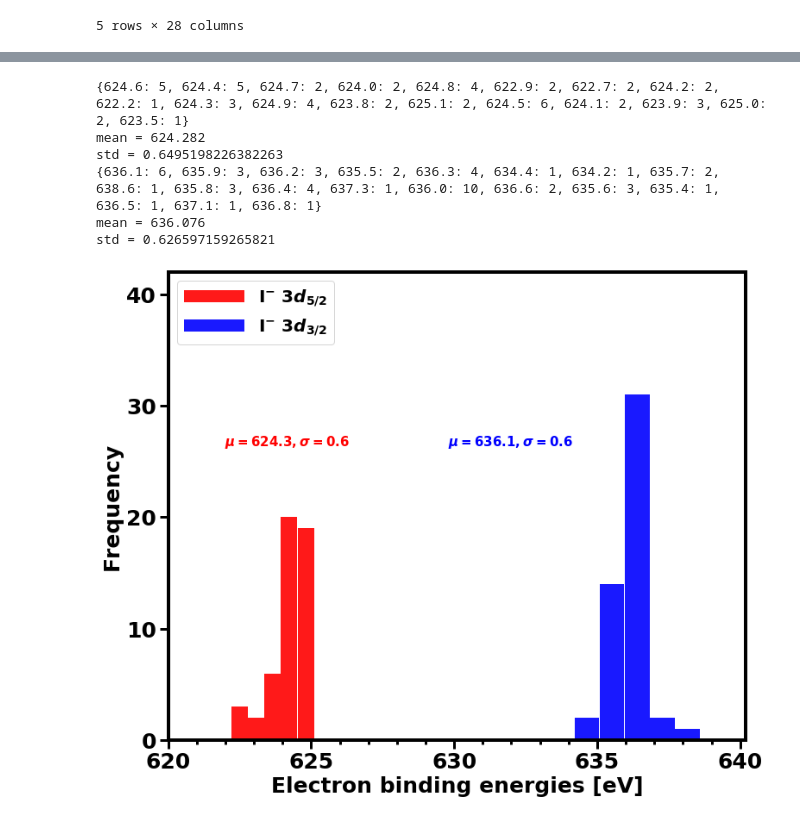
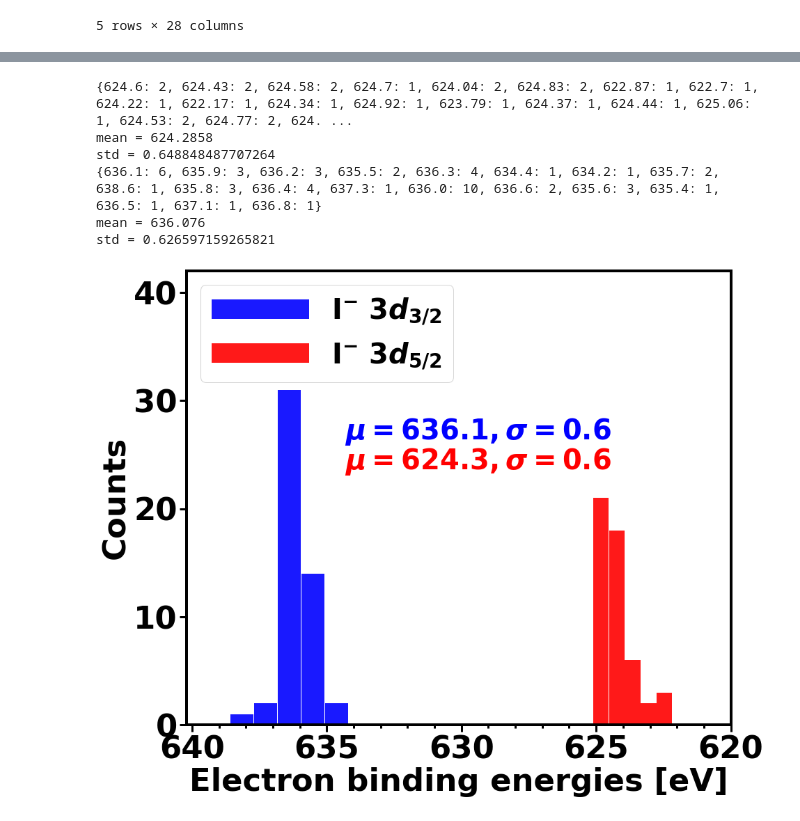
Before and after one commit to richopoku/Iodide_project_graphs_binder, a Jupyter notebook: Iodide_coreproperties.ipynb, the cells around one changed output, grey strips where cells are left out. Saved outputs shown, nothing was run; the diff lists cells and outputs as text; code cells hidden in the pictures.

```diff
--- a/Iodide_coreproperties.ipynb
+++ b/Iodide_coreproperties.ipynb
@@ -387,5 +392,5 @@ std = 0.4817675788178264
 # %%
-fig, ax = plt.subplots(figsize=(12,10))
+fig, ax = plt.subplots(figsize=(14,12))
 
 
 x_i_acv2z_x2cmmf_gaunt_3d52 = df.iodide_3d52
@@ -393,7 +398,7 @@ x_i_acv2z_x2cmmf_gaunt_3d32 = df.iodide_3d32
 
 
 
-y_i_acv2z_x2cmmf_gaunt_3d52 = [round(num, 1) for num in x_i_acv2z_x2cmmf_gaunt_3d52]
+y_i_acv2z_x2cmmf_gaunt_3d52 = [round(num, 2) for num in x_i_acv2z_x2cmmf_gaunt_3d52]
 z_i_acv2z_x2cmmf_gaunt_3d52 = np.array(y_i_acv2z_x2cmmf_gaunt_3d52)
 
 
@@ -437,7 +442,7 @@ std_z_i_acv2z_x2cmmf_gaunt_3d32 = np.std(z_i_acv2z_x2cmmf_gaunt_3d32)
 print("std =", std_z_i_acv2z_x2cmmf_gaunt_3d32)
 
 
-kwargs = dict(alpha=0.9, bins=5, linewidth=0.2)
+kwargs = dict(alpha=0.9, bins=5, linewidth=1.0)
 
 dk_i_acv2z_x2cmmf_gaunt_3d52 = list(dict.keys(counted_i_acv2z_x2cmmf_gaunt_3d52))
 dv_i_acv2z_x2cmmf_gaunt_3d52 = list(dict.values(counted_i_acv2z_x2cmmf_gaunt_3d52))
@@ -456,46 +461,48 @@ dvmax_z_i_acv2z_x2cmmf_gaunt_3d52 = max(dv_i_acv2z_x2cmmf_gaunt_3d52)
 dkmin_z_i_acv2z_x2cmmf_gaunt_3d32 = min(dk_i_acv2z_x2cmmf_gaunt_3d32)
 dkmax_z_i_acv2z_x2cmmf_gaunt_3d32 = max(dk_i_acv2z_x2cmmf_gaunt_3d32)
 dvmin_z_i_acv2z_x2cmmf_gaunt_3d32 = min(dv_i_acv2z_x2cmmf_gaunt_3d32)
 dvmax_z_i_acv2z_x2cmmf_gaunt_3d32 = max(dv_i_acv2z_x2cmmf_gaunt_3d32)
 
 
 
 
 ax.yaxis.get_major_formatter().set_scientific(False)
 ax.yaxis.get_major_formatter().set_useOffset(False)
 plt.minorticks_on()
 plt.tick_params(axis='both', which='major', length=10, width=3)
 plt.tick_params(axis='x', which='minor', length=5, width=3)
 
 
 plt.axis([620, 640.2, 0, 42])
 plt.yticks(np.arange(0, 42, 10))
 plt.xticks(np.arange(620, 640.2, 5))
+plt.gca().invert_xaxis()
 
+plt.hist(z_i_acv2z_x2cmmf_gaunt_3d32, **kwargs, color='blue', rwidth=0.98, label='I$^{-}$ 3$d_{3/2}$')
 plt.hist(z_i_acv2z_x2cmmf_gaunt_3d52, **kwargs, color='red', rwidth=0.98, label='I$^{-}$ 3$d_{5/2}$')
-plt.hist(z_i_acv2z_x2cmmf_gaunt_3d32, **kwargs, color='blue', rwidth=0.98, label='I$^{-}$ 3$d_{3/2}$')
 #sns.distplot(z_i_acv2z_x2cmmf_gaunt_3d52 , color='red', hist=False, kde_kws = {'color':'red',
 #                       'linewidth':5, 'linestyle':'--', 'alpha':0.9})
 #sns.distplot(z_i_acv2z_x2cmmf_gaunt_3d32, color='blue', hist=False, kde_kws = {'color':'blue',
 #                       'linewidth':5, 'linestyle':'--', 'alpha':0.9})
-plt.xticks(fontsize=25, fontweight='bold')
-plt.yticks(fontsize=25, fontweight='bold')
-plt.xlabel('Electron binding energies [eV]', fontsize=25, fontweight='bold')
-plt.ylabel('Frequency', fontsize=25, fontweight='bold')
-plt.legend(loc=2, prop={'size': 20}, handlelength=3.5)
-plt.figtext(0.2, 0.6, "$\mu=624.3, \sigma=0.6$", fontsize=15, color="red")
-plt.figtext(0.5, 0.6, "$\mu=636.1, \sigma=0.6$", fontsize=15, color="blue")
-#plt.savefig('zero_i_acv2z_x2cmmf_gaunt_3d3252.png', bbox_inches='tight', dpi=400)
+plt.xticks(fontsize=45, fontweight='bold')
+plt.yticks(fontsize=45, fontweight='bold')
+plt.xlabel('Electron binding energies [eV]', fontsize=45, fontweight='bold')
+plt.ylabel('Counts', fontsize=45, fontweight='bold')
+plt.legend(loc=2, prop={'size': 40}, handlelength=3.5)
+plt.figtext(0.35, 0.55, "$\mu=624.3, \sigma=0.6$", fontsize=40, color="red")
+plt.figtext(0.35, 0.6, "$\mu=636.1, \sigma=0.6$", fontsize=40, color="blue")
+plt.savefig('zero_i_acv2z_x2cmmf_gaunt_3d3252.png', bbox_inches='tight', dpi=400)
+
 
 plt.show()
 # %% [output]
-{624.6: 5, 624.4: 5, 624.7: 2, 624.0: 2, 624.8: 4, 622.9: 2, 622.7: 2, 624.2: 2, 622.2: 1, 624.3: 3, 624.9: 4, 623.8: 2, 625.1: 2, 624.5: 6, 624.1: 2, 623.9: 3, 625.0: 2, 623.5: 1}
-mean = 624.282
-std = 0.6495198226382263
+{624.6: 2, 624.43: 2, 624.58: 2, 624.7: 1, 624.04: 2, 624.83: 2, 622.87: 1, 622.7: 1, 624.22: 1, 622.17: 1, 624.34: 1, 624.92: 1, 623.79: 1, 624.37: 1, 624.44: 1, 625.06: 1, 624.53: 2, 624.77: 2, 624. ...
+mean = 624.2858
+std = 0.648848487707264
 {636.1: 6, 635.9: 3, 636.2: 3, 635.5: 2, 636.3: 4, 634.4: 1, 634.2: 1, 635.7: 2, 638.6: 1, 635.8: 3, 636.4: 4, 637.3: 1, 636.0: 10, 636.6: 2, 635.6: 3, 635.4: 1, 636.5: 1, 637.1: 1, 636.8: 1}
 mean = 636.076
 std = 0.626597159265821
-[figure, old version]
+[figure, new version]
 # %%
 fig, ax = plt.subplots(figsize=(12,10))
 
```
Also changed, not shown: parts of 8 cells of this notebook, 1 other file.
